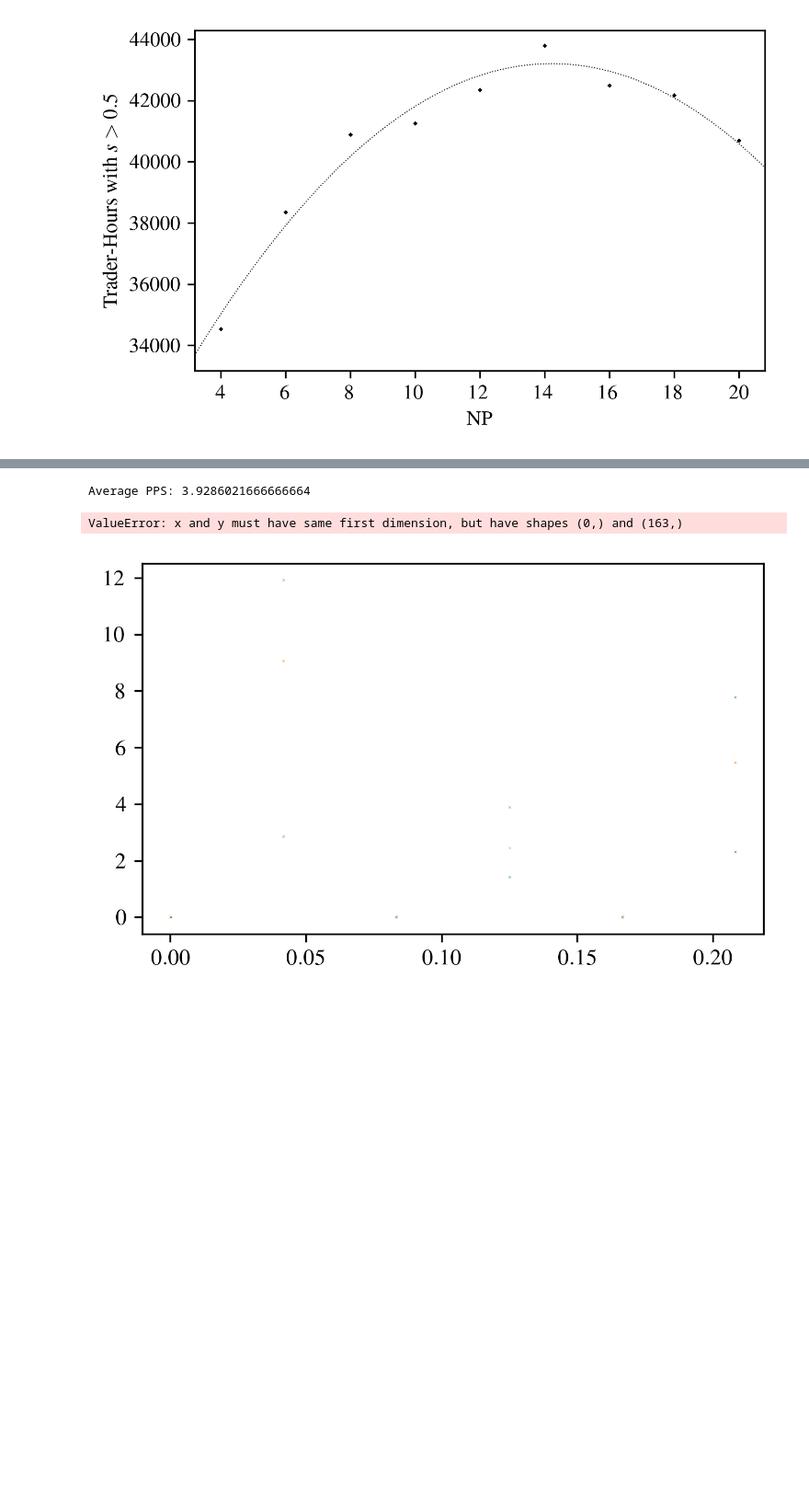
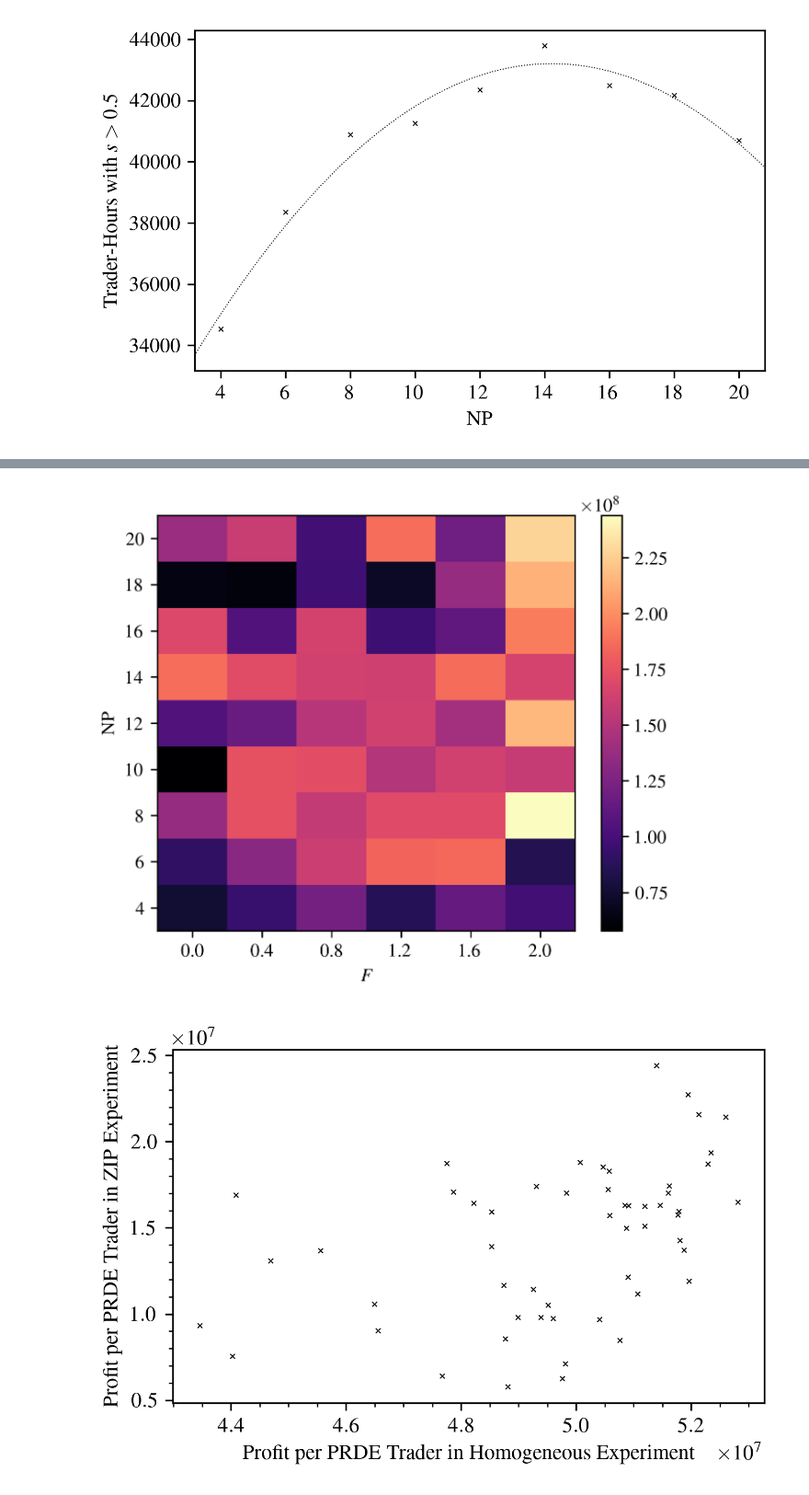
Before and after one commit to georgeherbert/prde-trading-strategy, a Jupyter notebook: BristolStockExchange-1.7.1-beta/_visualise.ipynb, the cells around one changed output, grey strips where cells are left out. Shown at 92% size. Drawn from its saved outputs; the diff is of its cells as text; code cells hidden in the pictures; blank space fills up the shorter version.

```diff
--- a/BristolStockExchange-1.7.1-beta/_visualise.ipynb
+++ b/BristolStockExchange-1.7.1-beta/_visualise.ipynb
@@ -602,8 +569,12 @@ k=20, F=0.0: 48530120.0
-# %%
-# plot_strats('jade')
-# plot_profitability('jade')
-plot_profitability('ZIP_k=18,F=0.8')
-# %% [output]
-Average PPS: 3.9286021666666664
-ValueError: x and y must have same first dimension, but have shapes (0,) and (163,)
-[figure, removed]
+# %%
+k_values = [4, 6, 8, 10, 12, 14, 16, 18, 20]
+f_values = [0.0, 0.4, 0.8, 1.2, 1.6, 2.0]
+
+plot_zip_profit_grid(k_values, f_values)
+plot_homo_zip_scatter(k_values, f_values)
+
+# plot_strats('ZIP_k=18,F=1.2', num_buyers_sellers = 5)
+# plot_profitability('ZIP_k=20,F=1.2')
+# %% [output]
+[figure, added]
+[figure, added]
```
Also changed, not shown: parts of 5 cells of this notebook, 57 other files.
